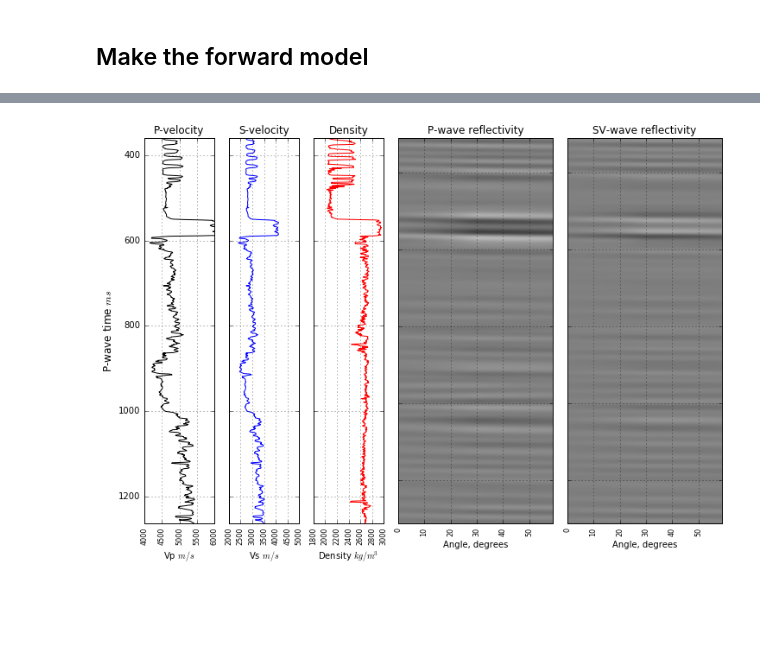
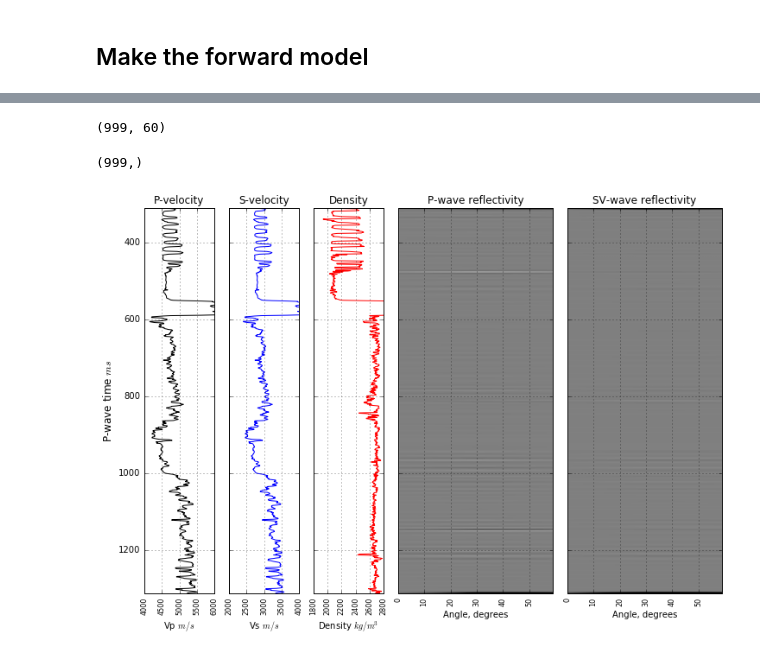
Before and after one commit to EvanBianco/notebooks, a Jupyter notebook: PP_and_PS_synthetic_gathers.ipynb, the cells around one changed output, grey strips where cells are left out. Drawn from its saved outputs; the diff is of its cells as text; code cells hidden in the pictures; blank space fills up the shorter version.

```diff
--- a/PP_and_PS_synthetic_gathers.ipynb
+++ b/PP_and_PS_synthetic_gathers.ipynb
@@ -265,6 +277,7 @@ vsz = (vpz - 1360)/1.16
 # make a figure of just the logs
 fig = plt.figure(figsize=(15,8))
 
+fs = 8  # control the fontsize
 # create a grid of 5 axes panels, whereby the last two
 # are twice as wide as the rest (they will contain the AVO gather images)
 gs = gridspec.GridSpec(1, 7)
@@ -356,10 +372,12 @@ Rps = np.asarray(Rps)
 # %%
-# a 30 Hz ricker wavelet
-w = ricker(duration=0.128, dt=0.001, f=30)
-
+w = ricker(duration=0.128, dt=0.001, f=105)
 traces = theta1.size
 w = np.tile(w, traces).reshape(traces, w.size).T
 # %%
 syn_pp = fftconvolve(Rpp, w, mode='same')
 syn_ps = fftconvolve(Rps, w, mode='same')
+# %%
+syn_ps.shape
+# %% [output]
+(999, 60)
 # %%
@@ -369,4 +386,11 @@ c = 50  # omit this many milliseconds at top and base of plots (to avoid edge ef
+# %%
+Rpp[:,0].shape
+# %% [output]
+(999,)
 # %%
+fs = 8  # fontsize for our axis labels
+max_val = 10 # +/- max value for seismic amplitude display (clip)
+
 # make a figure
 fig = plt.figure(figsize=(12,8))
 
@@ -380,12 +404,12 @@ ax4 = plt.subplot(gs[:, 3:5]) # PP AVO gather
 ax5 = plt.subplot(gs[:, 5:])  # PS AVO gather
 
 # Plot the Vp log
-ax1.plot(vpz[c:-c], t[c:-c], 'k', label='Vp')
+ax1.plot(vpz, t, 'k')
 ax1.set_title('P-velocity')
 ax1.set_ylabel(r'P-wave time $ms$', size=12)
+ax1.set_ylim((min(t),max(t)))
+ax1.invert_yaxis()
 ax1.set_xlim((4000,6000))
-ax1.set_ylim((min(tt)+c,max(tt)-c))
-ax1.invert_yaxis()
 ax1.set_xlabel(r'Vp $m/s$')
 ax1.grid()
 labels = ax1.get_xticklabels()
@@ -394,11 +418,11 @@ for label in labels:
     label.set_fontsize(fs)
 
 # Plot the Vs log
-ax2.plot(vsz[c:-c], t[c:-c], 'b', label='Vp')
+ax2.plot(vsz, t, 'b')
 ax2.set_title('S-velocity')
-ax2.set_xlim((2000,5000))
-ax2.set_ylim((min(tt)+c,max(tt)-c))
+ax2.set_ylim((min(t),max(t)))
 ax2.invert_yaxis()
+ax2.set_xlim((2000,4000))
 ax2.set_yticklabels([])
 ax2.set_xlabel(r'Vs $m/s$')
 ax2.grid()
@@ -408,47 +432,46 @@ for label in labels:
     label.set_fontsize(fs)
 
 # Plot the density log
-ax3.plot(rhoz[c:-c], t[c:-c], 'r', label='Vp')
+ax3.plot(rhoz, t, 'r')
 ax3.set_title('Density')
-ax3.set_xlim((1800,3000))
-ax3.set_ylim((min(tt)+c,max(tt)-c))
+ax3.set_xlim((1800,2800))
+ax3.set_ylim((min(t),max(t)))
+ax3.invert_yaxis()
 ax3.set_yticklabels([])
-ax3.invert_yaxis()
 ax3.set_xlabel(r'Density $kg/m^3$')
 labels = ax3.get_xticklabels()
 ax3.grid()
 for label in labels:
     label.set_rotation(90)
     label.set_fontsize(fs)
 
+
 # Plot the PP reflectivities as an image
-ax4.imshow(syn_pp[c:-c,:], cmap='gray_r',
-           clim=[-max_val,max_val],
-           extent = [min(theta1),max(theta1),max(tt),min(tt)],
-           aspect='auto')
+ax4.imshow(syn_pp, cmap='gray_r', clim=[-max_val,max_val],
+           extent = [min(theta1),max(theta1),max(t),min(t)],
+           aspect='auto', origin='upper')
 ax4.set_title('P-wave reflectivity')
 ax4.set_yticklabels([])
 ax4.set_xlabel(r'Angle, degrees')
 labels = ax4.get_xticklabels()
 ax4.grid()
 for label in labels:
     label.set_rotation(90)
     label.set_fontsize(fs)
 
 # Plot the PS reflectivities as an image
-ax5.imshow(syn_ps[c:-c,:], cmap='gray_r',
-           clim=[-max_val,max_val],
-           extent = [min(theta1),max(theta1),max(tt),min(tt)],
-           aspect='auto')
+ax5.imshow(syn_ps, cmap='gray_r', clim=[-max_val,max_val],
+           extent = [min(theta1),max(theta1),max(t),min(t)],
+           aspect='auto', origin='upper')
 ax5.set_title('SV-wave reflectivity')
 ax5.set_yticklabels([])
 ax5.set_xlabel(r'Angle, degrees')
 labels = ax5.get_xticklabels()
 ax5.grid()
 for label in labels:
     label.set_rotation(90)
     label.set_fontsize(fs)
 
 plt.show()
 # %% [output]
-[figure, old version]
+[figure, new version]
```
Also changed, not shown: parts of 20 cells of this notebook.
